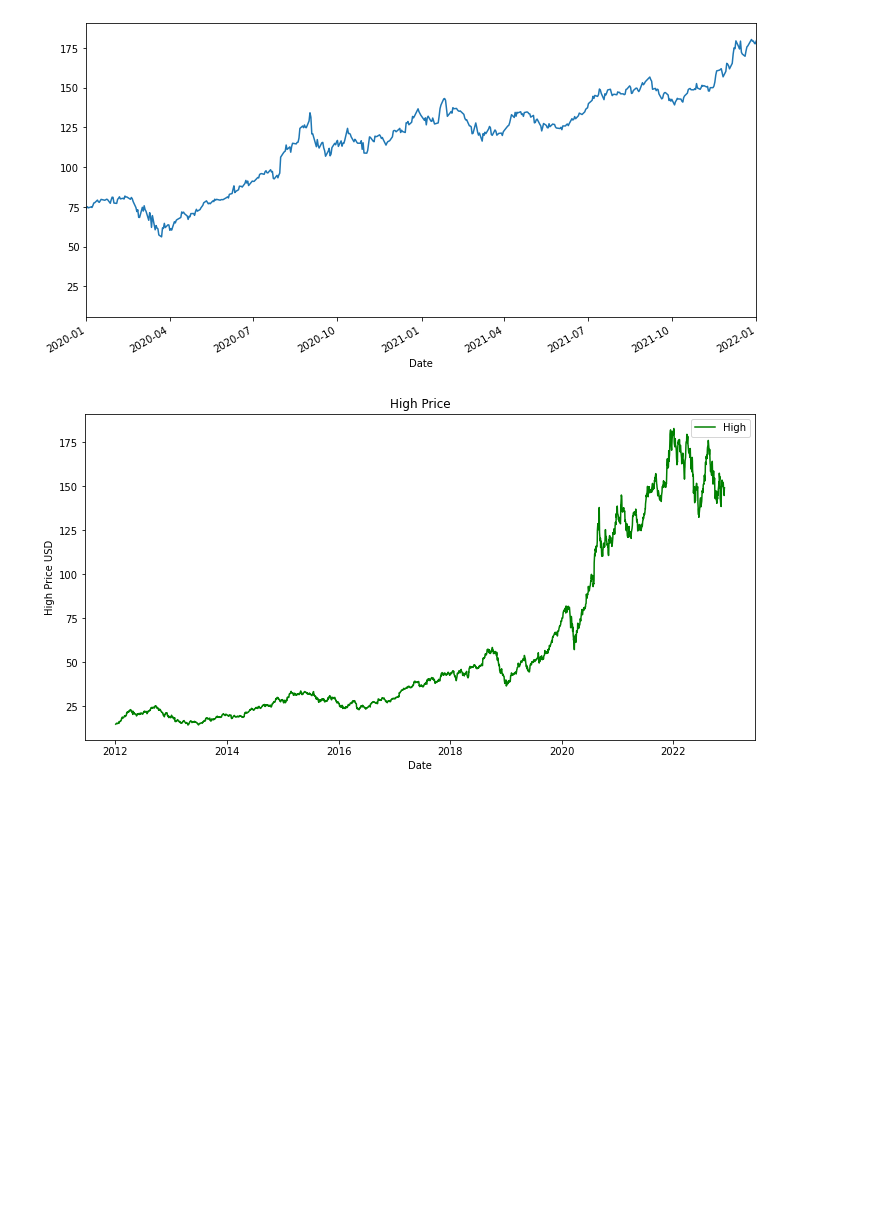
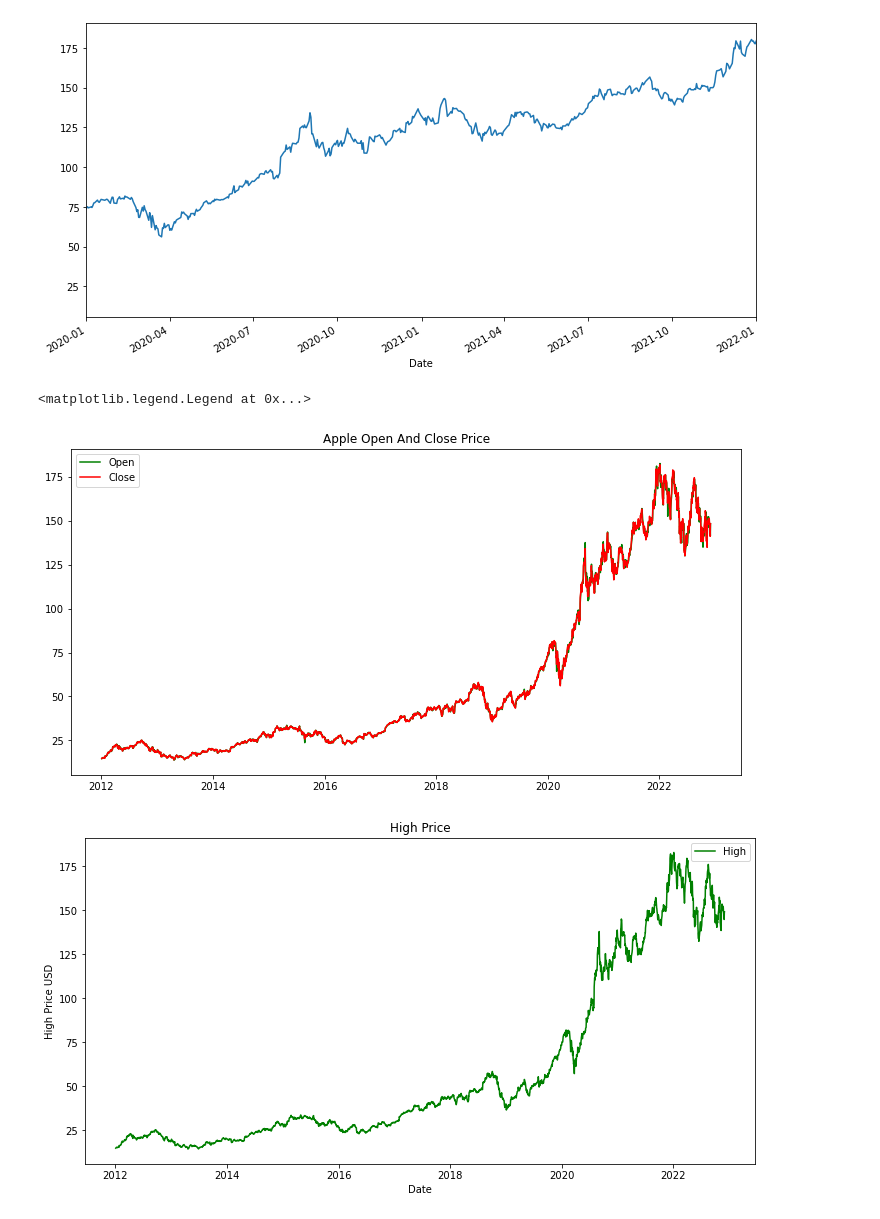
Before and after one commit to grantc00/Capstone-2, a Jupyter notebook: Capstone2.ipynb, the cells around one changed output. Cells and saved outputs as stored; diff of their text form; code cells hidden in the pictures; blank space fills up the shorter version.

```diff
--- a/Capstone2.ipynb
+++ b/Capstone2.ipynb
@@ -118,6 +118,15 @@ df_aapl['Close'].plot(xlim=['2020-01-01', '2022-'], figsize=(12,6))
 # %% [output]
 <AxesSubplot:xlabel='Date'>
 [figure]
+# %%
+plt.figure(figsize=(12,6))
+plt.plot(df_aapl['Open'], c='green')
+plt.plot(df_aapl['Close'], c='red')
+plt.title('Apple Open And Close Price')
+plt.legend(['Open', 'Close'])
+# %% [output]
+<matplotlib.legend.Legend at 0x...>
+[figure, added]
 # %%
 #High price
 
```
Also changed, not shown: parts of 9 cells of this notebook.
